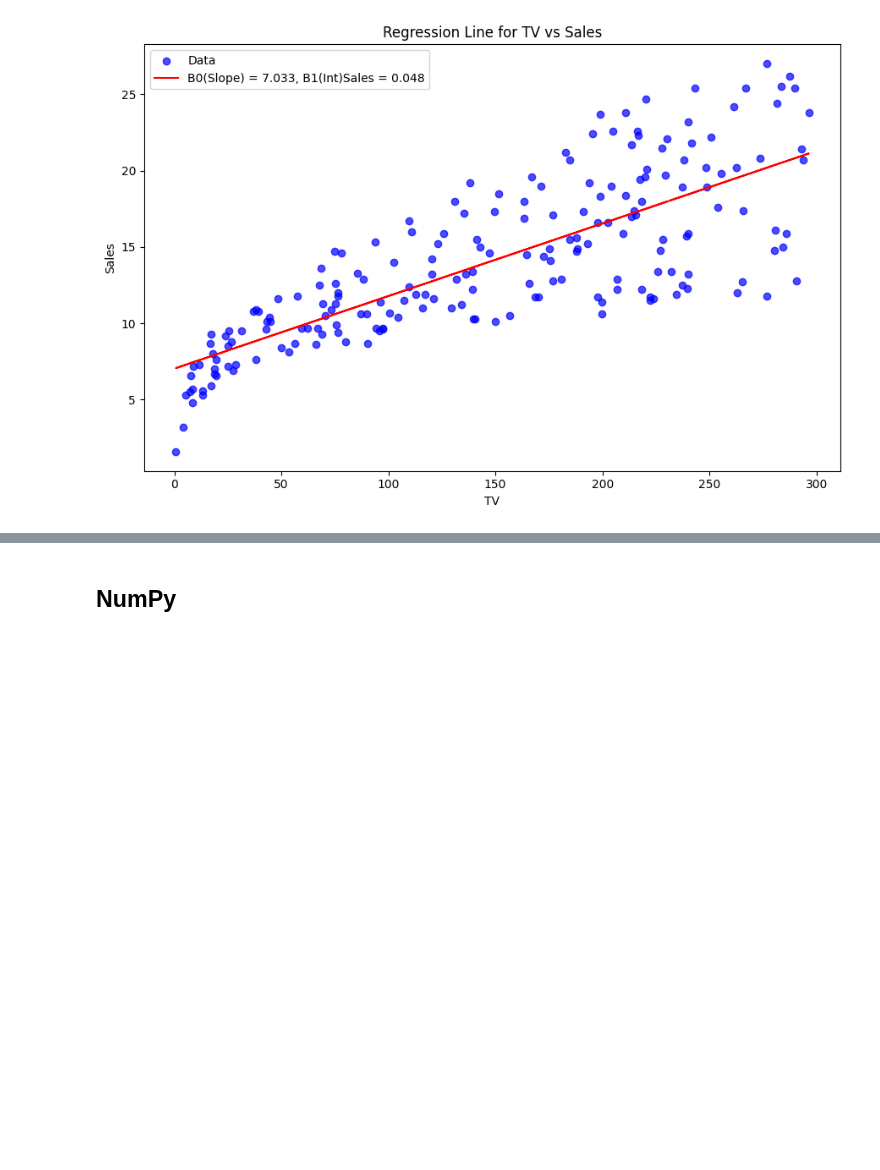
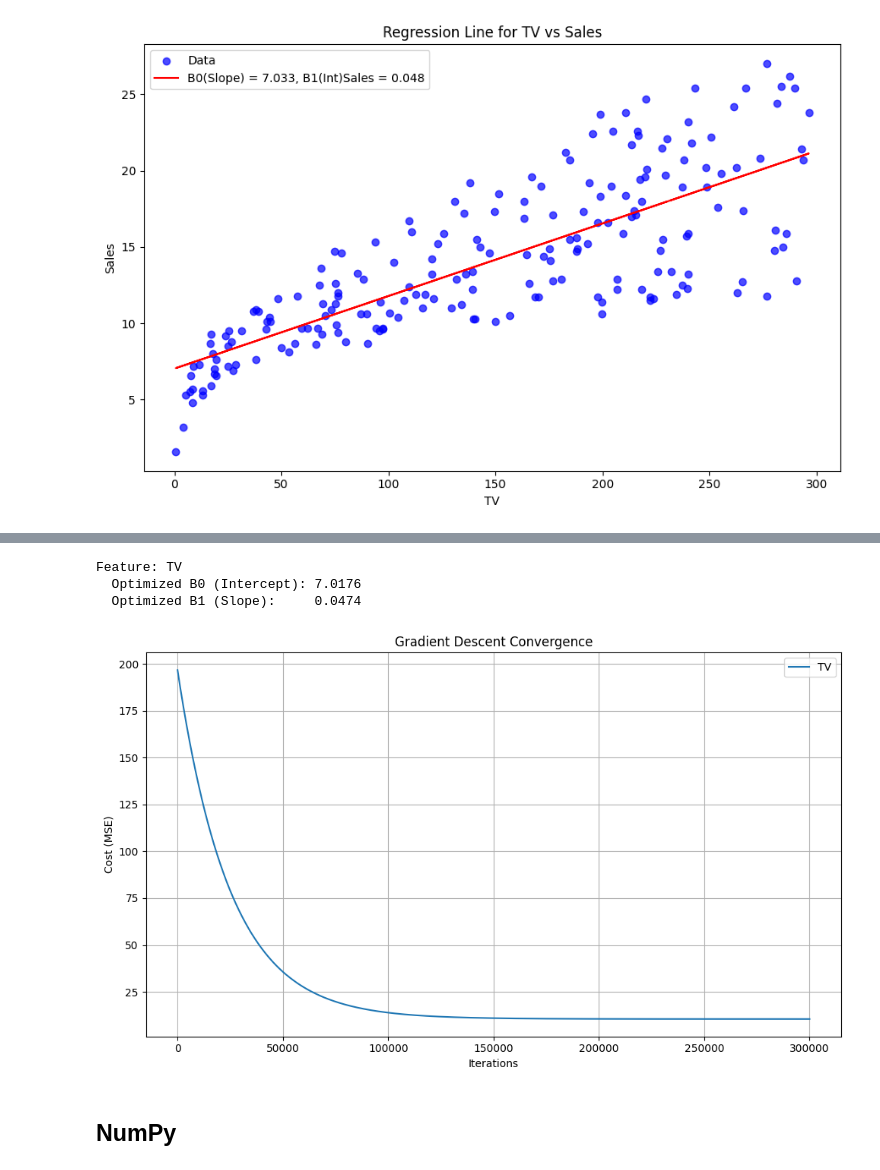
Before and after one commit to alextianyf/LinearRegression-CaseStudy-Spend-Sale-Prediction, a Jupyter notebook: 01-Simple-LinearRegression.ipynb, the cells around one changed output, grey strips where cells are left out. Cells and saved outputs as stored; diff of their text form; code cells hidden in the pictures; blank space fills up the shorter version.

Commit message:
gradient desend

```diff
--- a/01-Simple-LinearRegression.ipynb
+++ b/01-Simple-LinearRegression.ipynb
@@ -309,3 +269,10 @@ Feature: Newspaper
+# %%
+estimators = simple_gradient_descent(df=df, target='Sales', feature='TV',alpha=0.00001, epochs=300000,init_B0=1, init_B1=0, plot=True)
+# %% [output]
+Feature: TV
+  Optimized B0 (Intercept): 7.0176
+  Optimized B1 (Slope):     0.0474
+[figure, added]
 # %% [markdown]
 ## NumPy
 # %%
```
Also changed, not shown: parts of 4 cells of this notebook, 1 other file.
